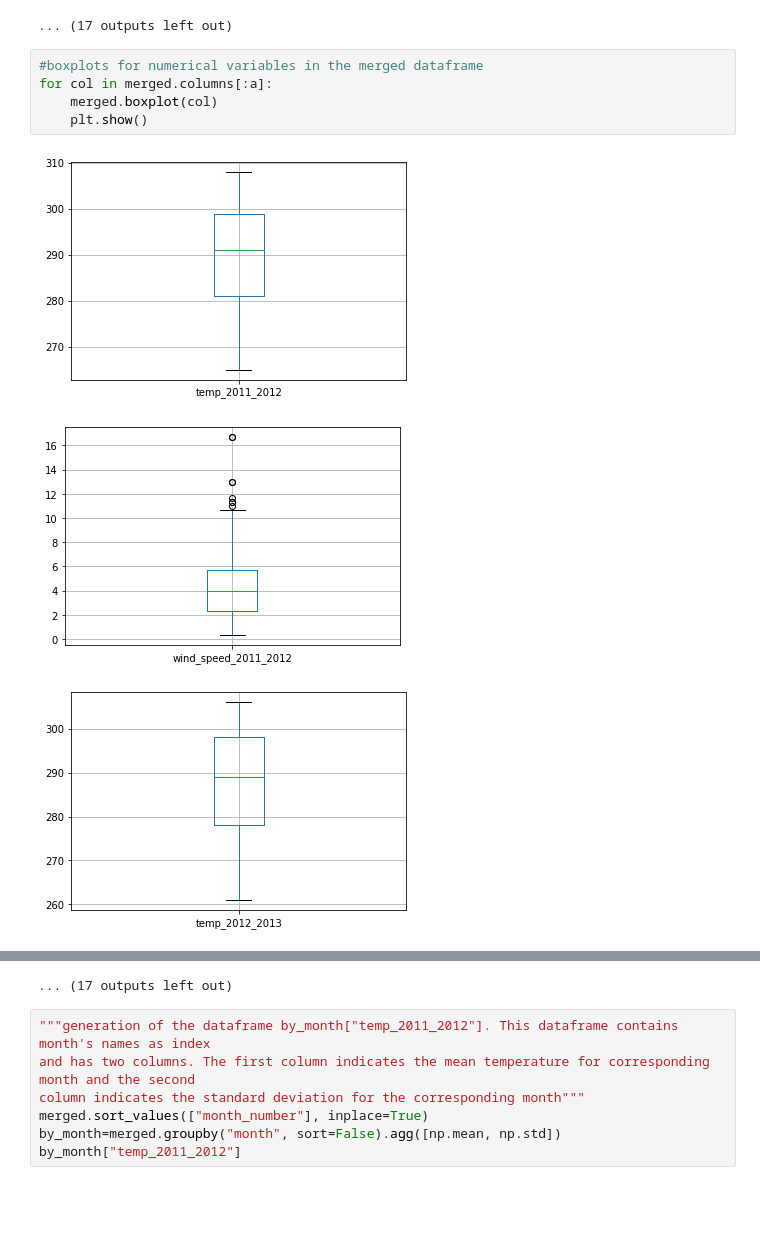
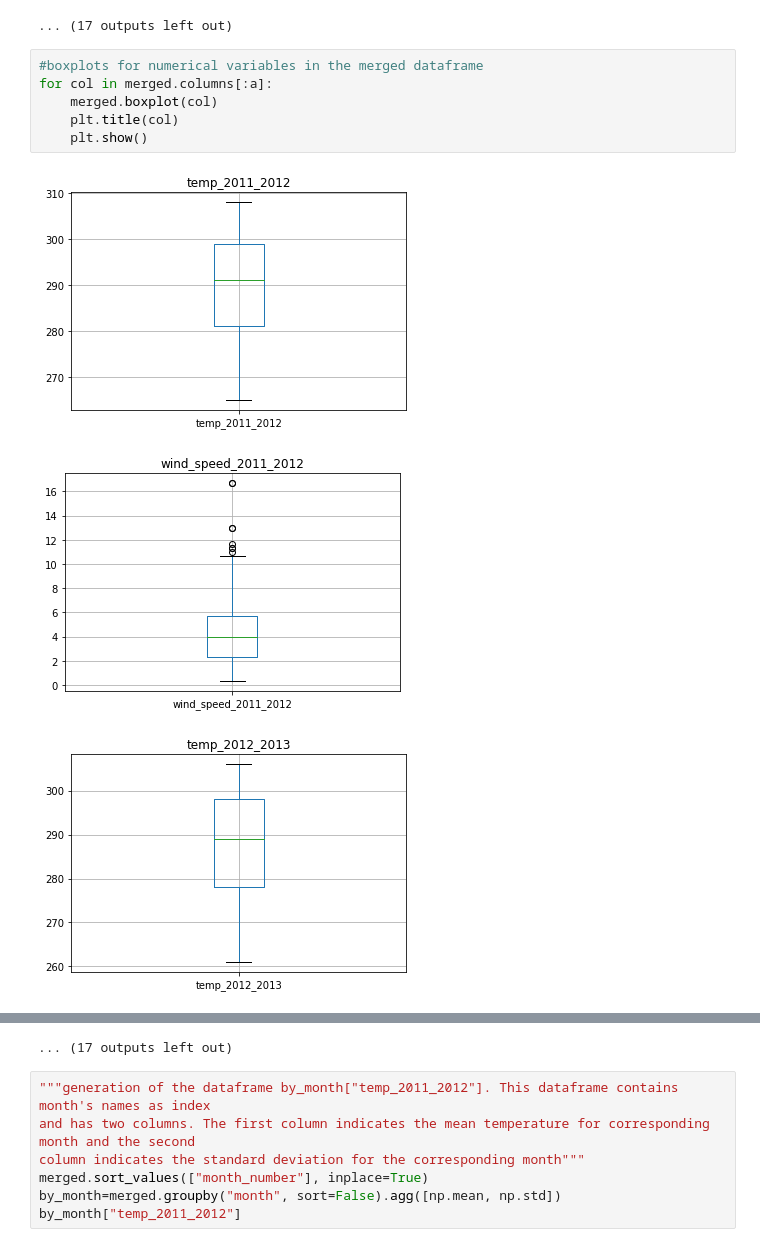
Before and after one commit to ealexey/Term_project_DSC540, a Jupyter notebook: term_project_DSC540(4).ipynb, the cells around one changed output, grey strips where cells are left out. Drawn from its saved outputs; the diff is of its cells as text; blank space fills up the shorter version.

```diff
--- a/term_project_DSC540(4).ipynb
+++ b/term_project_DSC540(4).ipynb
@@ -193,9 +193,10 @@ for col in merged.columns[:a]:
 # %%
 #boxplots for numerical variables in the merged dataframe
 for col in merged.columns[:a]:
     merged.boxplot(col)
+    plt.title(col)
     plt.show()
 # %% [output]
-[figure, old version]
+[figure, new version]
-[figure, old version]
+[figure, new version]
-[figure, old version]
+[figure, new version]
```
Also changed, not shown: parts of 5 cells of this notebook, 1 other file.
